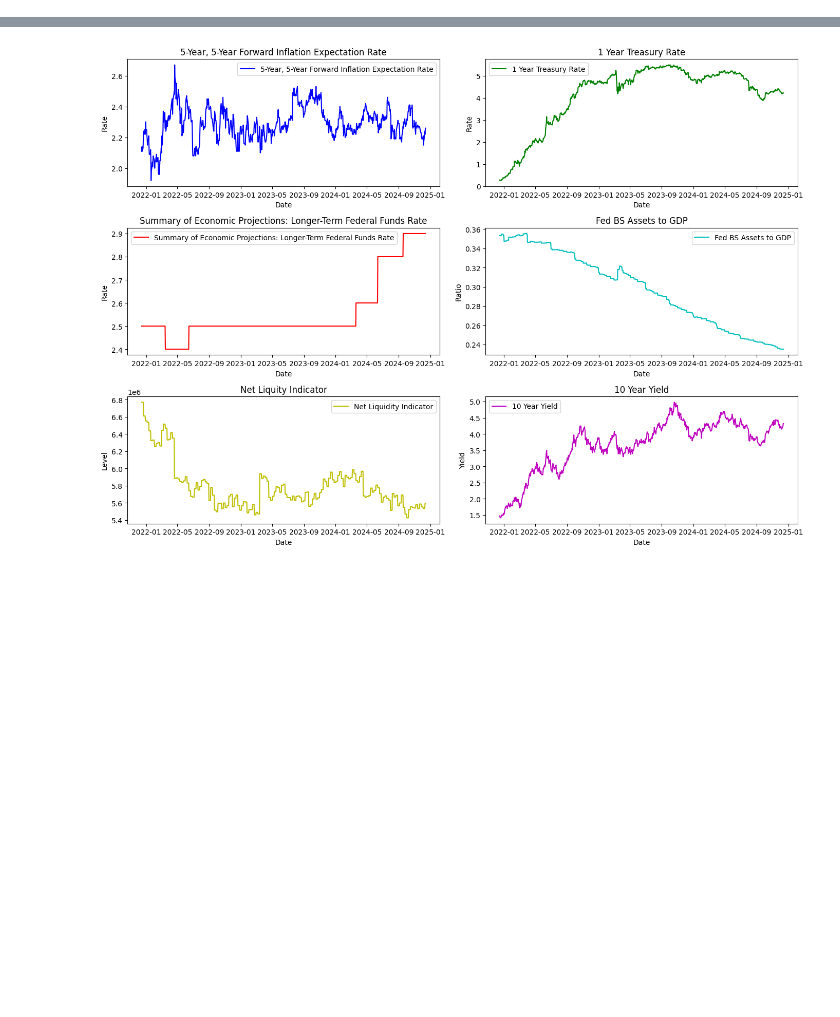
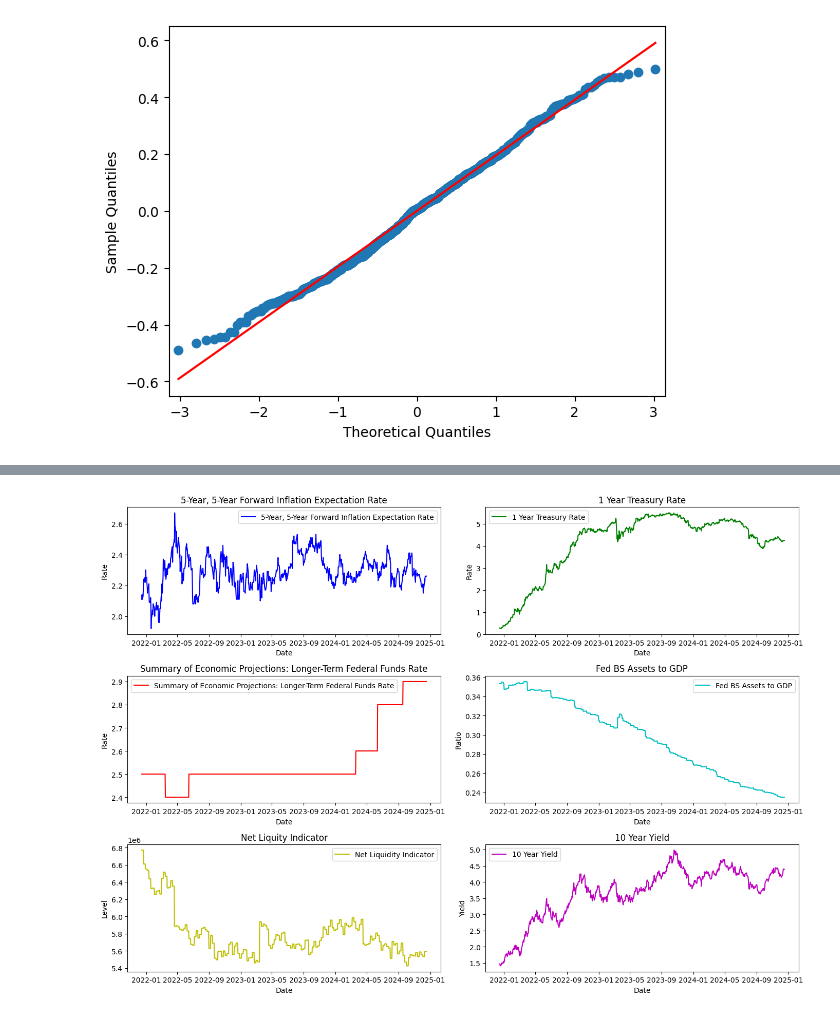
Before and after one commit to MeederDCS/Meeder1, a Jupyter notebook: US 10-Year Regression Model 3.ipynb, the cells around one changed output, grey strips where cells are left out. Saved outputs shown, nothing was run; the diff lists cells and outputs as text; code cells hidden in the pictures; blank space fills up the shorter version.

```diff
--- a/US 10-Year Regression Model 3.ipynb
+++ b/US 10-Year Regression Model 3.ipynb
@@ -146,3 +163,12 @@ Percentile rank of the latest value: 90.62%
+# %%
+import statsmodels.api as sm
+# Create a Q-Q plot for the residuals
+sm.qqplot(residuals, line='r')
+
+# Show the plot
+plt.show()
+# %% [output]
+[figure, added]
 # %%
 df.tail(1)
 # %% [output]
```
Also changed, not shown: parts of 9 cells of this notebook, 10 other files.
